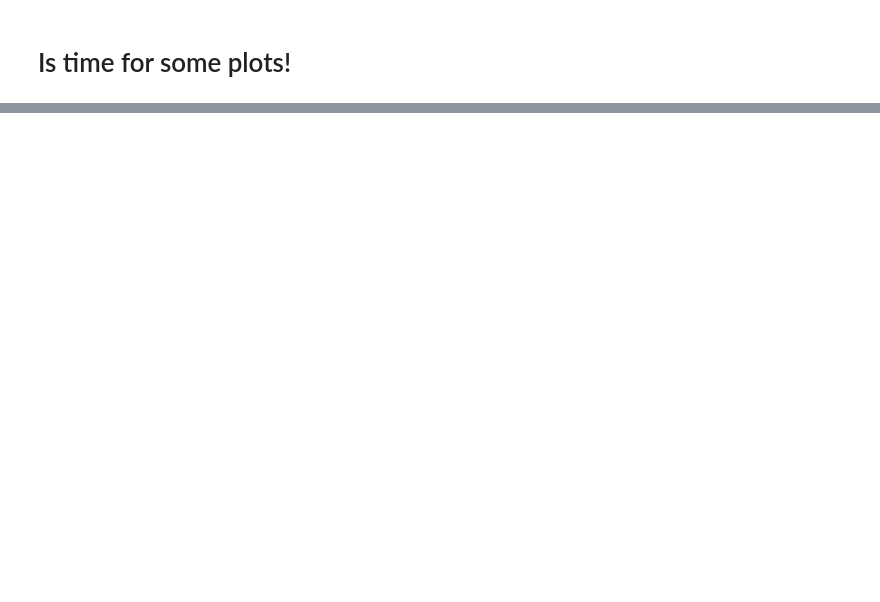
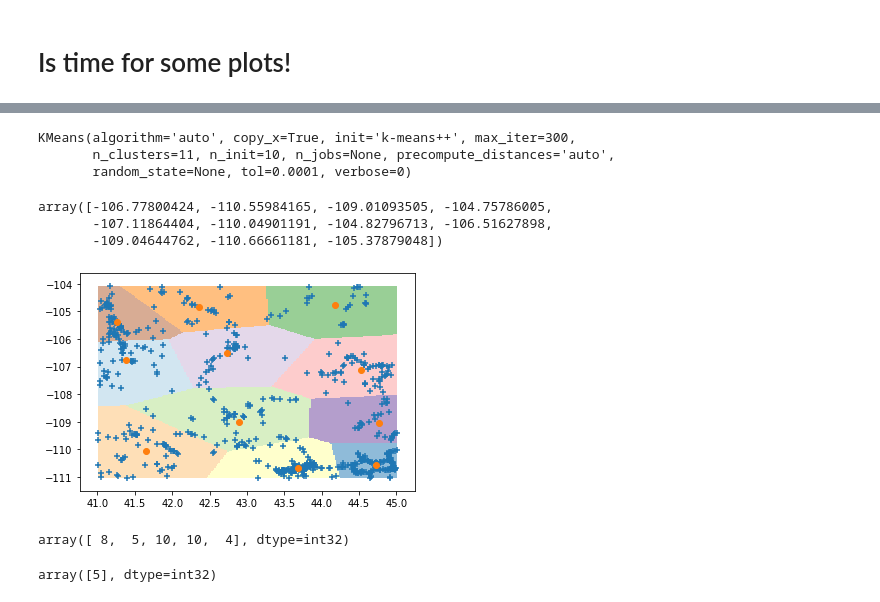
Before and after one commit to hinowashi/Insight-Project, a Jupyter notebook: Insight Project.ipynb, the cells around one changed output, grey strips where cells are left out. Saved outputs shown, nothing was run; the diff lists cells and outputs as text; code cells hidden in the pictures; blank space fills up the shorter version.

```diff
--- a/Insight Project.ipynb
+++ b/Insight Project.ipynb
@@ -186,0 +294,51 @@ save_fig('./DocumentsHere/Insight/{}{}{}.jpg'.format(state,bidName,day))
+# %%
+kmeans = KMeans(init='k-means++', n_clusters=11, n_init=10)
+dfKMeans = dfReduce.filter(['LATITUDE', 'LONGITUDE', 'LOCALITY']).drop_duplicates()
+# %%
+kmeans.fit(dfKMeans.filter(['LATITUDE', 'LONGITUDE']))
+# %% [output]
+KMeans(algorithm='auto', copy_x=True, init='k-means++', max_iter=300,
+       n_clusters=11, n_init=10, n_jobs=None, precompute_distances='auto',
+       random_state=None, tol=0.0001, verbose=0)
+# %%
+centroids = kmeans.cluster_centers_
+# %%
+centroids[:,1]
+# %% [output]
+array([-106.77800424, -110.55984165, -109.01093505, -104.75786005,
+       -107.11864404, -110.04901191, -104.82796713, -106.51627898,
+       -109.04644762, -110.66661181, -105.37879048])
+# %%
+plotter = dfReduce.filter(['LATITUDE', 'LONGITUDE']).drop_duplicates()
+
+# Step size of the mesh. Decrease to increase the quality of the VQ.
+h = .02     # point in the mesh [x_min, x_max]x[y_min, y_max].
+
+# Plot the decision boundary. For that, we will assign a color to each
+x_min, x_max = np.min(plotter['LATITUDE']),  np.max(plotter['LATITUDE'])
+y_min, y_max = np.min(plotter['LONGITUDE']), np.max(plotter['LONGITUDE'])
+xx, yy = np.meshgrid(np.arange(x_min, x_max, h), np.arange(y_min, y_max, h))
+
+# Obtain labels for each point in mesh. Use last trained model.
+Z = kmeans.predict(np.c_[xx.ravel(), yy.ravel()])
+
+# Put the result into a color plot
+Z = Z.reshape(xx.shape)
+# %%
+plt.imshow(Z, interpolation='nearest',
+           extent=(xx.min(), xx.max(), yy.min(), yy.max()),
+           cmap=plt.cm.Paired,
+           aspect='auto', origin='lower', alpha = 0.5)
+plt.scatter(plotter['LATITUDE'],plotter['LONGITUDE'], marker = '+')
+plt.scatter(centroids[:,0], centroids[:,1])
+plt.show()
+# %% [output]
+[figure, added]
+# %%
+kmeans.labels_[:5]
+# %% [output]
+array([ 8,  5, 10, 10,  4], dtype=int32)
+# %%
+kmeans.predict([[42.024710,-110.589578]])
+# %% [output]
+array([5], dtype=int32)
```
Also changed, not shown: parts of 70 cells of this notebook, 1 other file.
